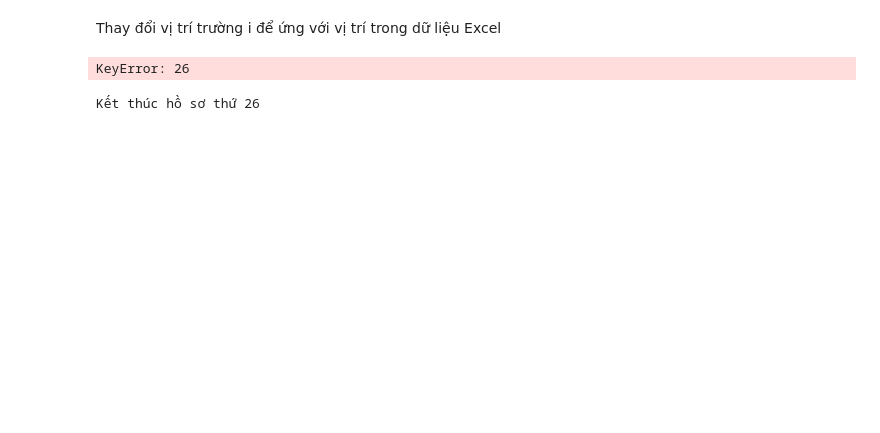
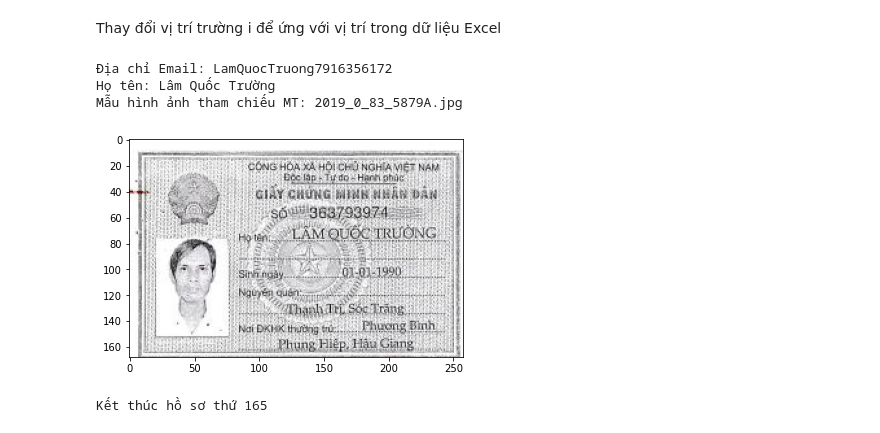
Before and after one commit to thanhtaifs/PYthon_Code, a Jupyter notebook: DataEntry.ipynb, the cells around one changed output. Saved outputs shown, nothing was run; the diff lists cells and outputs as text; code cells hidden in the pictures; blank space fills up the shorter version.

```diff
--- a/DataEntry.ipynb
+++ b/DataEntry.ipynb
@@ -26,27 +31,31 @@ driver.find_element(By.CLASS_NAME, 'mat-flat-button').click()
 img_dir =r"C:\Users\Lenovo\Desktop\VSSID\ANHXULY"
 folder_excel = r"C:\Users\Lenovo\Desktop\VSSID\Excel"
 # Tên file excel cần xử lý
-FileName_Excel = "CHILIEM_3_REF.xlsx"
+FileName_Excel = "FILEDVVL_120_110_2019_CHILIEM_REF.xlsx"
 result = pd.read_excel(folder_excel + "\\" + FileName_Excel, dtype=str)
 # %% [markdown]
 Thay đổi vị trí trường i để ứng với vị trí trong dữ liệu Excel
 # %%
-i = 26
-
+i = 164
 
 hoten = result.loc[i,"hoTen"]
 EMAIL = result.loc[i,"Email"]
 #EMAIL = result.loc[i,"Email_3"]
 Name_Email = EMAIL.split("@")[0]
 print("Địa chỉ Email: " + Name_Email)
 print("Họ tên: " + hoten)
-print("Mẫu hình ảnh tham chiếu MT: " + str(i+1) + "A.jpg")
-img  = Image.open(img_dir + "\\" +str(i+1) + "A.jpg")
+# print("Mẫu hình ảnh tham chiếu MT: " + str(i+1) + "A.jpg")
+# img  = Image.open(img_dir + "\\" +str(i+1) + "A.jpg")
 # img = img.resize((800, 600))
+print("Mẫu hình ảnh tham chiếu MT: " + result.loc[i,"CMNDMATTRUOC"] + ".jpg")
+img  = Image.open(img_dir + "\\" + result.loc[i,"CMNDMATTRUOC"] + ".jpg")
 implot = plt.imshow(img)
 plt.show()
 # %% [output]
-KeyError: 26
+Địa chỉ Email: LamQuocTruong7916356172
+Họ tên: Lâm Quốc Trường
+Mẫu hình ảnh tham chiếu MT: 2019_0_83_5879A.jpg
+[figure, added]
 # %%
 Ma_BHXH = result.loc[i,"soBhxh"]
 CMND = result.loc[i,"soCmnd"]
@@ -122,7 +133,7 @@ if(len(OTPVALUE) == 6):
 else:
     print("Kết thúc hồ sơ thứ " + str(i + 1))
 # %% [output]
-Kết thúc hồ sơ thứ 26
+Kết thúc hồ sơ thứ 165
 # %%
 # key = False
 # while(key == False):
```
Also changed, not shown: parts of 3 cells of this notebook, 4 other files.
